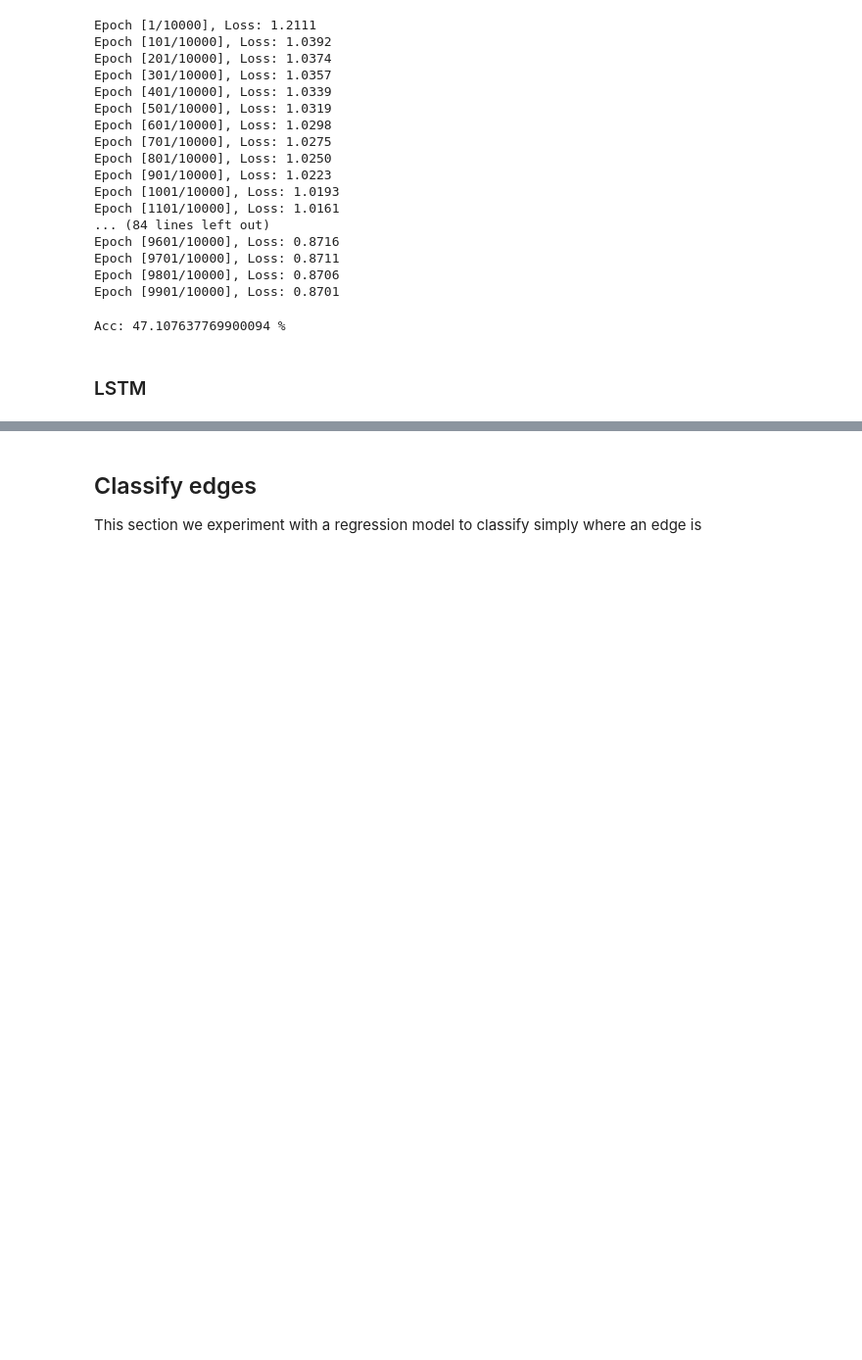
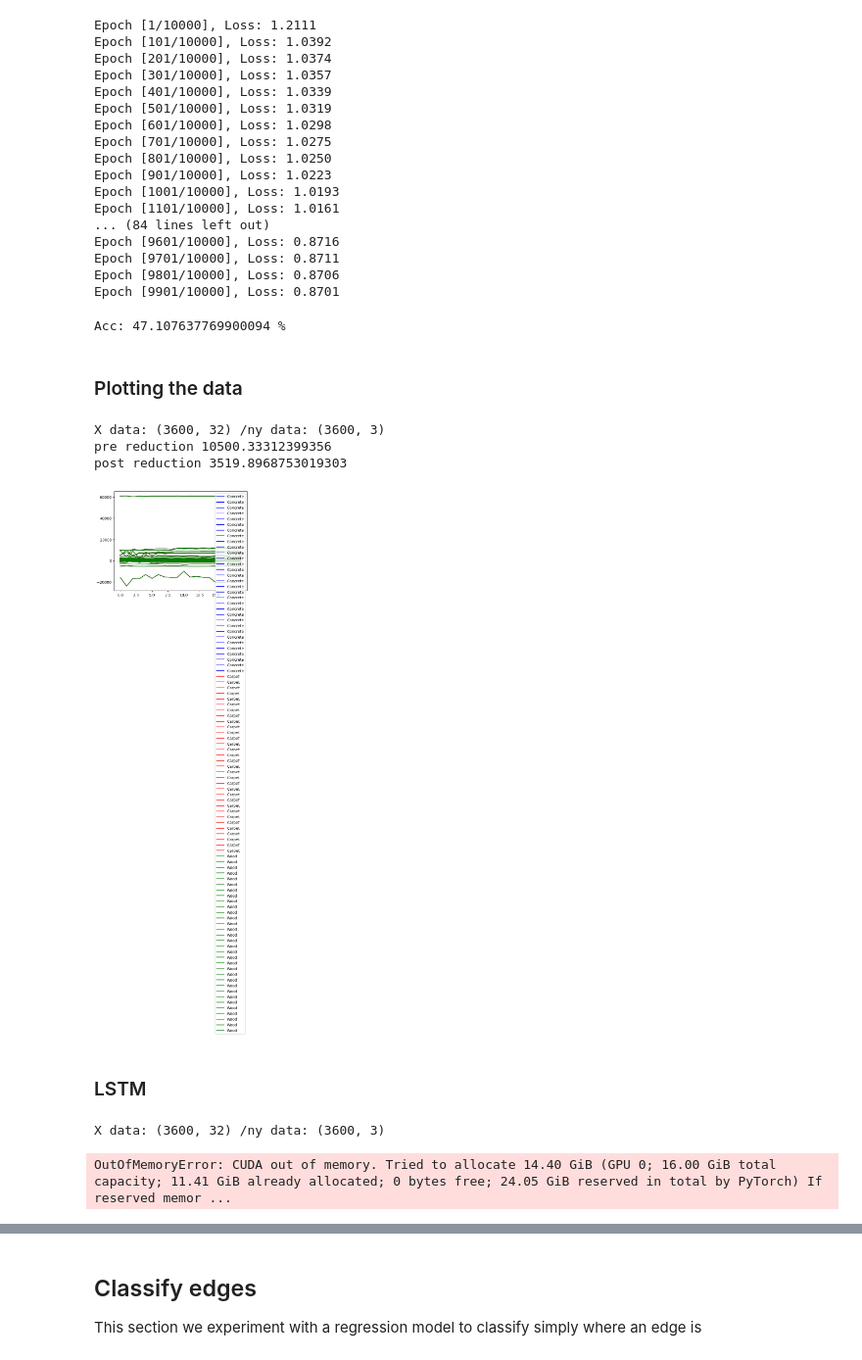
Before and after one commit to shepai/TactileSensor, a Jupyter notebook: Code/Data collection/robot/New_feet/classifier.ipynb, the cells around one changed output, grey strips where cells are left out. Shown at 98% size. Saved outputs shown, nothing was run; the diff lists cells and outputs as text; code cells hidden in the pictures; blank space fills up the shorter version.

```diff
--- a/Code/Data collection/robot/New_feet/classifier.ipynb
+++ b/Code/Data collection/robot/New_feet/classifier.ipynb
@@ -376,6 +360,36 @@ accuracy = accuracy_score(y_test.cpu().detach().numpy(), pred)
 print("Acc:",accuracy*100,"%")
 # %% [output]
 Acc: 47.107637769900094 %
+# %% [markdown]
+### Plotting the data
+# %%
+rd=getReductionMatrix("standing.csv")
+X=np.concatenate([concrete_X,carpet_x,wood_X])
+print("pre reduction",np.mean(X))
+X=X-rd
+X[X<0]=0
+print("post reduction",np.mean(X))
+y1=np.zeros((len(concrete_X),3))
+y1[:,0]=1
+y2=np.zeros((len(carpet_x),3))
+y2[:,1]=1
+y3=np.zeros((len(wood_X),3))
+y3[:,2]=1
+y=np.concatenate([y1,y2,y3])
+
+X,y=gen_temporal_data_2(concrete_X-rd,y1,20)
+plt.plot(X[0,0:20],c="b",label="Concrete")
+X,y=gen_temporal_data_2(carpet_x-rd,y2,20)
+plt.plot(X[0,0:20],c="r",label="Carpet")
+X,y=gen_temporal_data_2(wood_X-rd,y3,20)
+plt.plot(X[0,0:20],c="g",label="Wood")
+plt.legend(loc="upper right")
+plt.show()
+# %% [output]
+X data: (3600, 32) /ny data: (3600, 3)
+pre reduction 10500.33312399356
+post reduction 3519.8968753019303
+[figure, added]
 # %% [markdown]
 ### LSTM
 # %%
@@ -422,6 +436,44 @@ def train(X_train,Y_train,X_test,Y_test,num_epochs = 100,learning_rate = 0.01):
             history_test.append(total_val_loss)
     # Save the trained model
     #torch.save(lstm_model.state_dict(), "lstm_model.pth")
-    return history_train, history_test
+    predictions=lstm_model(X_test)
+    ind=torch.argmax(predictions,axis=1).cpu().detach().numpy()
+    pred=np.zeros_like(predictions.cpu().detach().numpy())
+    for i in range(len(pred)):
+        pred[i][ind[i]]=1
+    accuracy = accuracy_score(y_test.cpu().detach().numpy(), pred)
+    print("Acc:",accuracy*100,"%")
+    return history_train, history_test, lstm_model
 
-lossTrain,lossTest=train(X_train,Y_train,X_test,Y_test,num_epochs = 900000,learning_rate = 0.001)
+rd=getReductionMatrix("standing.csv")
+
+X=np.concatenate([concrete_X,carpet_x,wood_X])-rd
+X[X<0]=0
+y1=np.zeros((len(concrete_X),3))
+y1[:,0]=1
+y2=np.zeros((len(carpet_x),3))
+y2[:,1]=1
+y3=np.zeros((len(wood_X),3))
+y3[:,2]=1
+y=np.concatenate([y1,y2,y3])
+
+X,y=gen_temporal_data_2(X,y,20)
+
+X=(X-np.mean(X))/(np.std(X))
+
+# Split the dataset into training and testing sets
+X_train, X_test, y_train, y_test = train_test_split(X, y, test_size=0.2, random_state=42)
+
+X_train=torch.tensor(X_train,dtype=torch.float32).to(device)
+y_train=torch.tensor(y_train,dtype=torch.float32).to(device)
+X_test=torch.tensor(X_test,dtype=torch.float32).to(device)
+y_test=torch.tensor(y_test,dtype=torch.float32).to(device)
+
+lossTrain,lossTest,model=train(X_train,y_train,X_test,y_test,num_epochs = 300,learning_rate = 0.01)
+
+plt.plot(lossTrain)
+plt.plot(lossTest)
+plt.show()
+# %% [output]
+X data: (3600, 32) /ny data: (3600, 3)
+OutOfMemoryError: CUDA out of memory. Tried to allocate 14.40 GiB (GPU 0; 16.00 GiB total capacity; 11.41 GiB already allocated; 0 bytes free; 24.05 GiB reserved in total by PyTorch) If reserved memor ...
```
Also changed, not shown: parts of 4 cells of this notebook, 1 other file.
